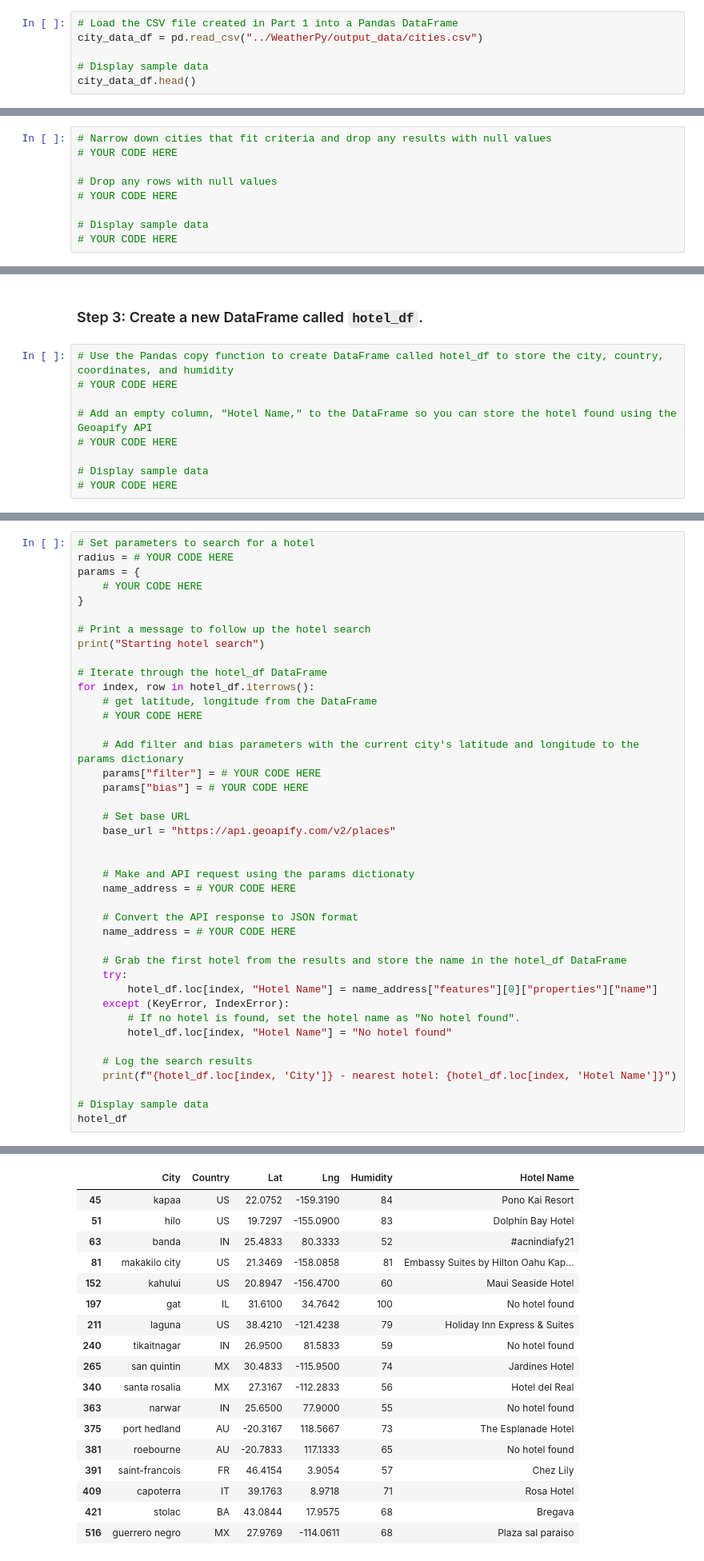
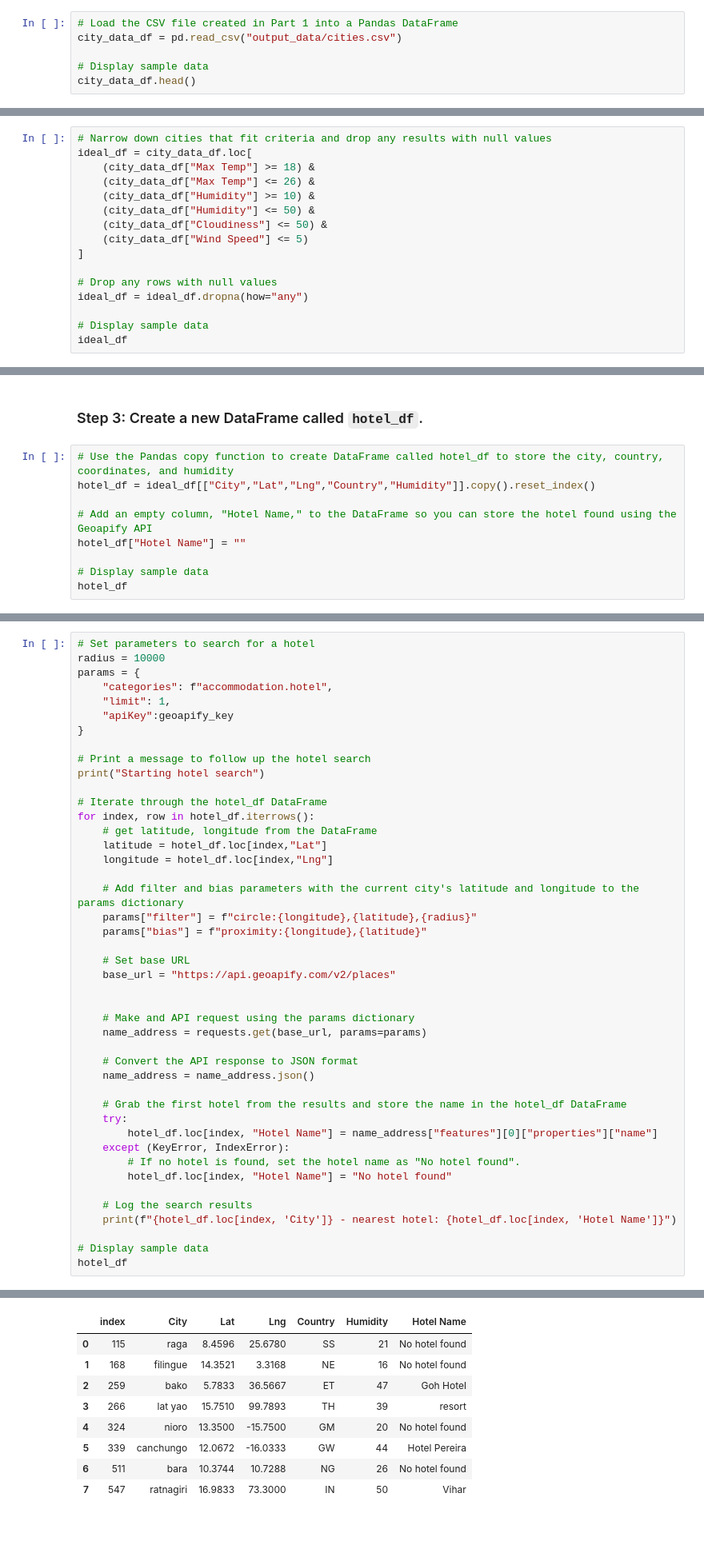
Before and after one commit to kachee42/python-api-challenge, a Jupyter notebook: VacationPy.ipynb, the cells around one changed output, grey strips where cells are left out. Shown at 80% size. Cells and saved outputs as stored; diff of their text form; blank space fills up the shorter version.

```diff
--- a/VacationPy.ipynb
+++ b/VacationPy.ipynb
@@ -13,7 +13,7 @@ import requests
 from api_keys import geoapify_key
 # %%
 # Load the CSV file created in Part 1 into a Pandas DataFrame
-city_data_df = pd.read_csv("../WeatherPy/output_data/cities.csv")
+city_data_df = pd.read_csv("output_data/cities.csv")
 
 # Display sample data
 city_data_df.head()
@@ -42,12 +50,19 @@ city_data_df.head()
 ### Step 2: Narrow down the `city_data_df` DataFrame to find your ideal weather condition
 # %%
 # Narrow down cities that fit criteria and drop any results with null values
-# YOUR CODE HERE
+ideal_df = city_data_df.loc[
+    (city_data_df["Max Temp"] >= 18) &
+    (city_data_df["Max Temp"] <= 26) &
+    (city_data_df["Humidity"] >= 10) &
+    (city_data_df["Humidity"] <= 50) &
+    (city_data_df["Cloudiness"] <= 50) &
+    (city_data_df["Wind Speed"] <= 5)
+]
 
 # Drop any rows with null values
-# YOUR CODE HERE
+ideal_df = ideal_df.dropna(how="any")
 
 # Display sample data
-# YOUR CODE HERE
+ideal_df
 # %% [output]
 |  | City_ID | City | Lat | Lng | Max Temp | Humidity | Cloudiness | Wind Speed | Country | Date |
@@ -72,11 +78,11 @@ city_data_df.head()
 ### Step 3: Create a new DataFrame called `hotel_df`.
 # %%
 # Use the Pandas copy function to create DataFrame called hotel_df to store the city, country, coordinates, and humidity
-# YOUR CODE HERE
+hotel_df = ideal_df[["City","Lat","Lng","Country","Humidity"]].copy().reset_index()
 
 # Add an empty column, "Hotel Name," to the DataFrame so you can store the hotel found using the Geoapify API
-# YOUR CODE HERE
+hotel_df["Hotel Name"] = ""
 
 # Display sample data
-# YOUR CODE HERE
+hotel_df
 # %% [output]
@@ -102,9 +99,11 @@ city_data_df.head()
 ### Step 4: For each city, use the Geoapify API to find the first hotel located within 10,000 metres of your coordinates.
 # %%
 # Set parameters to search for a hotel
-radius = # YOUR CODE HERE
+radius = 10000
 params = {
-    # YOUR CODE HERE
+    "categories": f"accommodation.hotel",
+    "limit": 1,
+    "apiKey":geoapify_key
 }
 
 # Print a message to follow up the hotel search
@@ -113,21 +112,22 @@ print("Starting hotel search")
 # Iterate through the hotel_df DataFrame
 for index, row in hotel_df.iterrows():
     # get latitude, longitude from the DataFrame
-    # YOUR CODE HERE
+    latitude = hotel_df.loc[index,"Lat"]
+    longitude = hotel_df.loc[index,"Lng"]
 
     # Add filter and bias parameters with the current city's latitude and longitude to the params dictionary
-    params["filter"] = # YOUR CODE HERE
-    params["bias"] = # YOUR CODE HERE
+    params["filter"] = f"circle:{longitude},{latitude},{radius}"
+    params["bias"] = f"proximity:{longitude},{latitude}"
 
     # Set base URL
     base_url = "https://api.geoapify.com/v2/places"
 
 
-    # Make and API request using the params dictionaty
-    name_address = # YOUR CODE HERE
+    # Make and API request using the params dictionary
+    name_address = requests.get(base_url, params=params)
 
     # Convert the API response to JSON format
-    name_address = # YOUR CODE HERE
+    name_address = name_address.json()
 
     # Grab the first hotel from the results and store the name in the hotel_df DataFrame
     try:
@@ -163,20 +154,11 @@ guerrero negro - nearest hotel: Plaza sal paraiso
-|  | City | Country | Lat | Lng | Humidity | Hotel Name |
-| 45 | kapaa | US | 22.0752 | -159.3190 | 84 | Pono Kai Resort |
-| 51 | hilo | US | 19.7297 | -155.0900 | 83 | Dolphin Bay Hotel |
-| 63 | banda | IN | 25.4833 | 80.3333 | 52 | #acnindiafy21 |
-| 81 | makakilo city | US | 21.3469 | -158.0858 | 81 | Embassy Suites by Hilton Oahu Kap... |
-| 152 | kahului | US | 20.8947 | -156.4700 | 60 | Maui Seaside Hotel |
-| 197 | gat | IL | 31.6100 | 34.7642 | 100 | No hotel found |
-| 211 | laguna | US | 38.4210 | -121.4238 | 79 | Holiday Inn Express & Suites |
-| 240 | tikaitnagar | IN | 26.9500 | 81.5833 | 59 | No hotel found |
-| 265 | san quintin | MX | 30.4833 | -115.9500 | 74 | Jardines Hotel |
-| 340 | santa rosalia | MX | 27.3167 | -112.2833 | 56 | Hotel del Real |
-| 363 | narwar | IN | 25.6500 | 77.9000 | 55 | No hotel found |
-| 375 | port hedland | AU | -20.3167 | 118.5667 | 73 | The Esplanade Hotel |
-| 381 | roebourne | AU | -20.7833 | 117.1333 | 65 | No hotel found |
-| 391 | saint-francois | FR | 46.4154 | 3.9054 | 57 | Chez Lily |
-| 409 | capoterra | IT | 39.1763 | 8.9718 | 71 | Rosa Hotel |
-| 421 | stolac | BA | 43.0844 | 17.9575 | 68 | Bregava |
-| 516 | guerrero negro | MX | 27.9769 | -114.0611 | 68 | Plaza sal paraiso |
+|  | index | City | Lat | Lng | Country | Humidity | Hotel Name |
+| 0 | 115 | raga | 8.4596 | 25.6780 | SS | 21 | No hotel found |
+| 1 | 168 | filingue | 14.3521 | 3.3168 | NE | 16 | No hotel found |
+| 2 | 259 | bako | 5.7833 | 36.5667 | ET | 47 | Goh Hotel |
+| 3 | 266 | lat yao | 15.7510 | 99.7893 | TH | 39 | resort |
+| 4 | 324 | nioro | 13.3500 | -15.7500 | GM | 20 | No hotel found |
+| 5 | 339 | canchungo | 12.0672 | -16.0333 | GW | 44 | Hotel Pereira |
+| 6 | 511 | bara | 10.3744 | 10.7288 | NG | 26 | No hotel found |
+| 7 | 547 | ratnagiri | 16.9833 | 73.3000 | IN | 50 | Vihar |
 # %% [markdown]
 ### Step 5: Add the hotel name and the country as additional information in the hover message for each city in the map.
```
Also changed, not shown: parts of 7 cells of this notebook, 7 other files.
